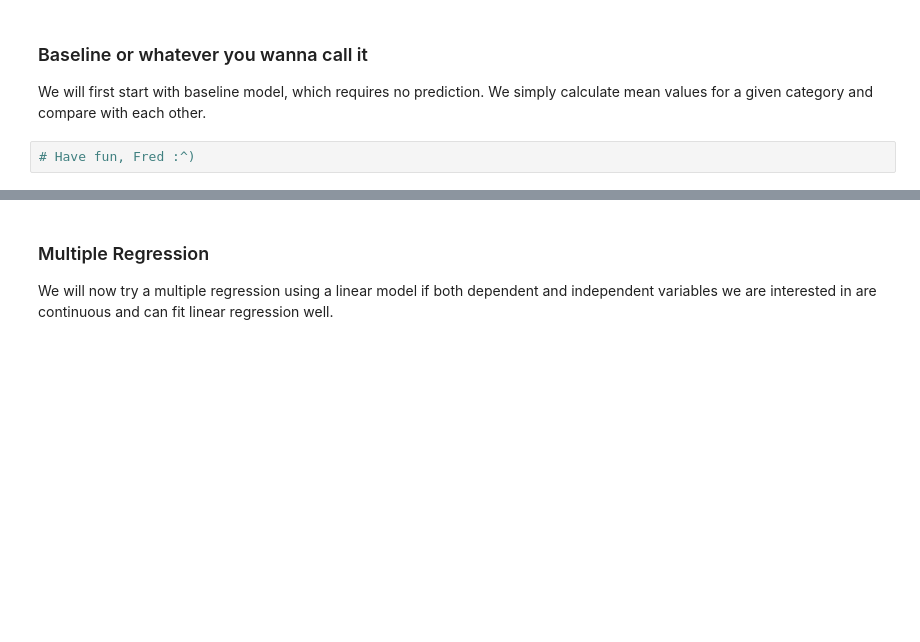
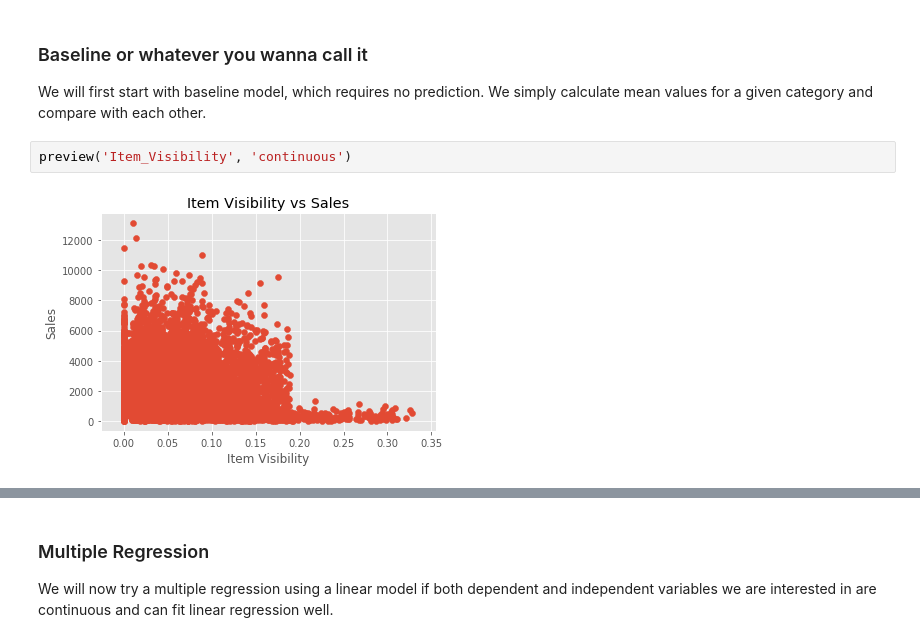
Before and after one commit to zicodeng/bigmart-sales-prediction, a Jupyter notebook: linear-regression.ipynb, the cells around one changed output, grey strips where cells are left out. Cells and saved outputs as stored; diff of their text form; blank space fills up the shorter version.

```diff
--- a/linear-regression.ipynb
+++ b/linear-regression.ipynb
@@ -61,5 +61,7 @@ After further inspection of the structure of the data, we must exclude some of t
 # %% [markdown]
 ### Baseline or whatever you wanna call it
 We will first start with baseline model, which requires no prediction. We simply calculate mean values for a given category and compare with each other.
-# %%
-# Have fun, Fred :^)
+# %%
+preview('Item_Visibility', 'continuous')
+# %% [output]
+[figure, added]
```
Also changed, not shown: parts of 15 cells of this notebook, 1 other file.
